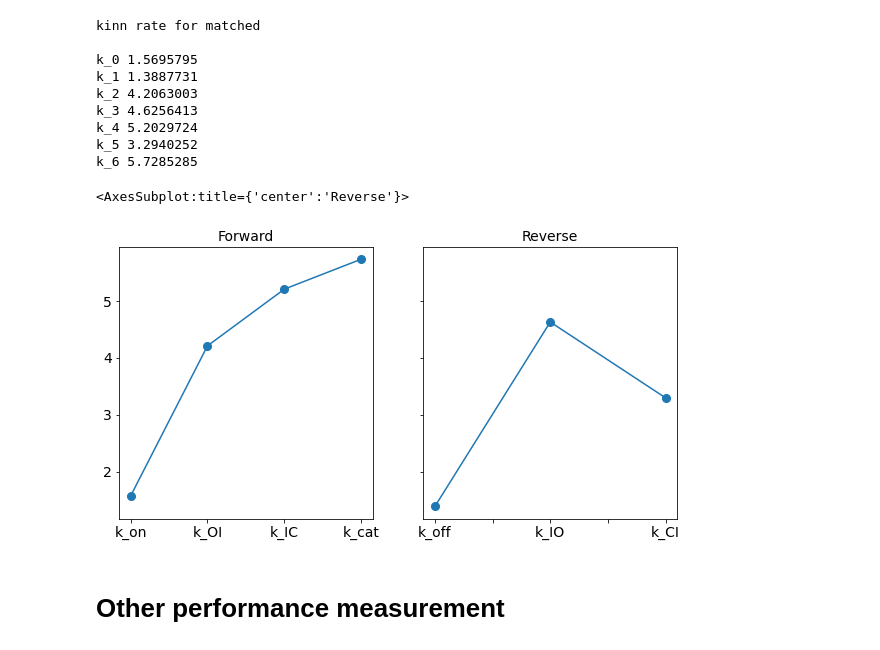
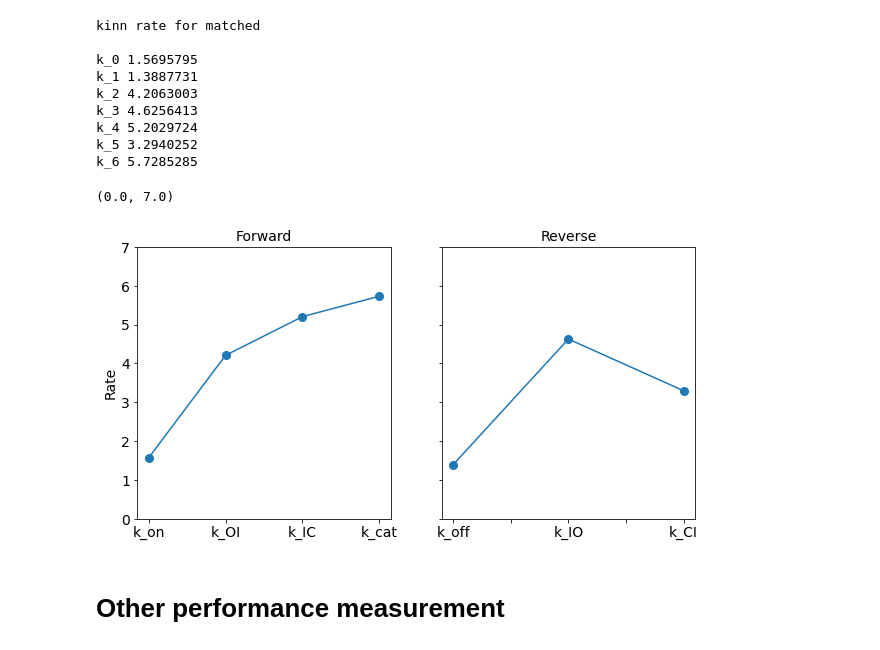
Before and after one commit to zj-zhang/Elektrum, a Jupyter notebook: notebooks/03-KINN-AMBERsearch.ipynb, the cells around one changed output. Drawn from its saved outputs; the diff is of its cells as text; code cells hidden in the pictures.

```diff
--- a/notebooks/03-KINN-AMBERsearch.ipynb
+++ b/notebooks/03-KINN-AMBERsearch.ipynb
@@ -240,12 +240,14 @@ k_6 5.7285285
 # %%
 rate_names = ['k_on', 'k_off', 'k_OI', 'k_IO', 'k_IC', 'k_CI', 'k_cat']
 rate_df = pd.DataFrame({'rate': rates}, index=rate_names)
 fig, axs = plt.subplots(1,2, figsize=(10,5), sharey=True)
-rate_df.loc[['k_on', 'k_OI', 'k_IC', 'k_cat']].plot(ax=axs[0], legend=False, style='-o', title="Forward")
+rate_df.loc[['k_on', 'k_OI', 'k_IC', 'k_cat']].plot(ax=axs[0], legend=False, style='-o', title="Forward",
+                                                    ylabel="Rate")
 rate_df.loc[['k_off', 'k_IO', 'k_CI']].plot(ax=axs[1], legend=False, style='-o', title="Reverse")
+axs[0].set_ylim(0,7)
 # %% [output]
-<AxesSubplot:title={'center':'Reverse'}>
+(0.0, 7.0)
-[figure, old version]
+[figure, new version]
 # %% [markdown]
 # Other performance measurement
 # %%
```
Also changed, not shown: 1 other file.
